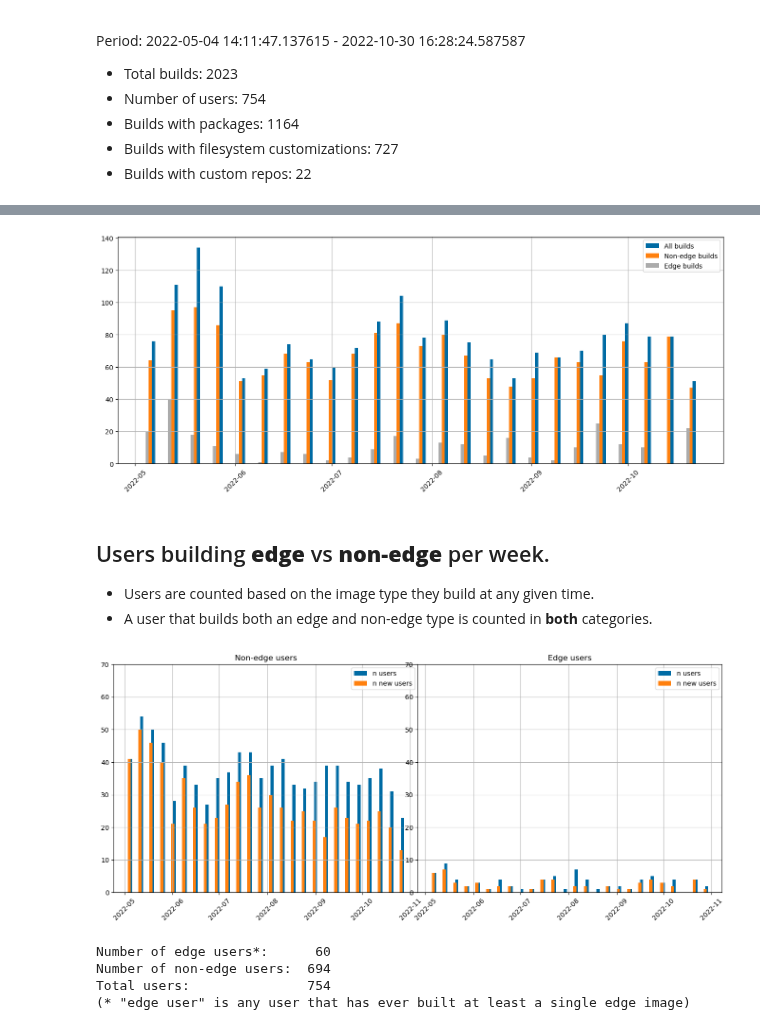
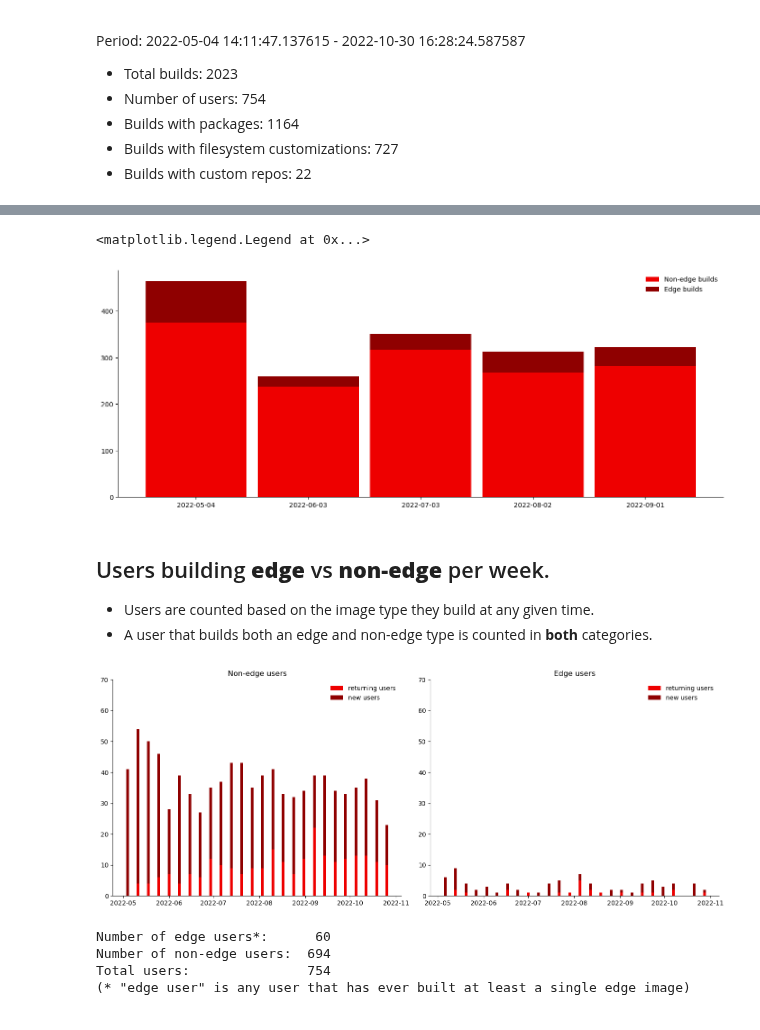
Before and after one commit to osbuild/metrics, a Jupyter notebook: notebooks/explore.ipynb, the cells around one changed output, grey strips where cells are left out. Cells and saved outputs as stored; diff of their text form; code cells hidden in the pictures.

```diff
--- a/notebooks/explore.ipynb
+++ b/notebooks/explore.ipynb
@@ -20,9 +20,6 @@ from IPython.display import display, Markdown
 
 def mdprint(msg):
     display(Markdown(msg))
-
-
-plt.style.use('tableau-colorblind10')
 # %%
 # read data
 builds = report.read_file("./data/dump-2022-10-31.log")
@@ -143,25 +140,21 @@ non_edge_builds = builds.loc[-edge_idxs]
 # %%
 # builds per 7-day period for edge vs non-edge
 plt.figure()
 ax = plt.axes([0, 0, 2, 1])
-p_days = timedelta(days=7)
-bar_shift = timedelta(days=1)
+width=30
+p_days = timedelta(days=width)
 
 e_starts, eb = ib.metrics.builds_over_time(edge_builds, p_days)
-b_starts, bb = ib.metrics.builds_over_time(builds, p_days)
 ne_starts, ne = ib.metrics.builds_over_time(non_edge_builds, p_days)
 
-ax.bar(b_starts+bar_shift*2, bb, width=1, label="All builds")
-ax.bar(b_starts+bar_shift, ne, width=1, label="Non-edge builds")
-ax.bar(b_starts, eb, width=1, label="Edge builds")
+ax.bar(ne_starts, ne, width=width*.9, label="Non-edge builds")
+ax.bar(ne_starts, eb, bottom=ne, width=width*.9, label="Edge builds")
+ax.set_xticks(ne_starts)
 
-# rotate xtick labels 45 degrees cw for readability
-for label in ax.get_xticklabels():
-    label.set_rotation(45)
 ax.legend()
-ax.grid(True)
 # %% [output]
+<matplotlib.legend.Legend at 0x...>
-[figure, old version]
+[figure, new version]
 # %%
 # Users building edge vs non-edge per week
 # Users are counted based on the image type they build at any given time
@@ -174,7 +167,7 @@ ib.plot.weekly_users(non_edge_builds, ax1)
 ax1.set_ylim(ymin=0, ymax=ymax)
 ax1.set_title("Non-edge users")
 
-ax2 = fig.add_axes([1, 0, 1, 1])
+ax2 = fig.add_axes([1.1, 0, 1, 1])
 ib.plot.weekly_users(edge_builds, ax2)
 ax2.set_ylim(ymin=0, ymax=ymax)
 ax2.set_title("Edge users")
@@ -185,7 +178,7 @@ mdprint("## Users building **edge** vs **non-edge** per week.\n"
 ## Users building **edge** vs **non-edge** per week.
 - Users are counted based on the image type they build at any given time.
 - A user that builds both an edge and non-edge type is counted in **both** categories.
-[figure, old version]
+[figure, new version]
 # %%
 # Separate *users* based on edge vs non-edge
 # If any user builds at least one edge image, put all their builds in the edge bucket
```
Also changed, not shown: parts of 9 cells of this notebook.
